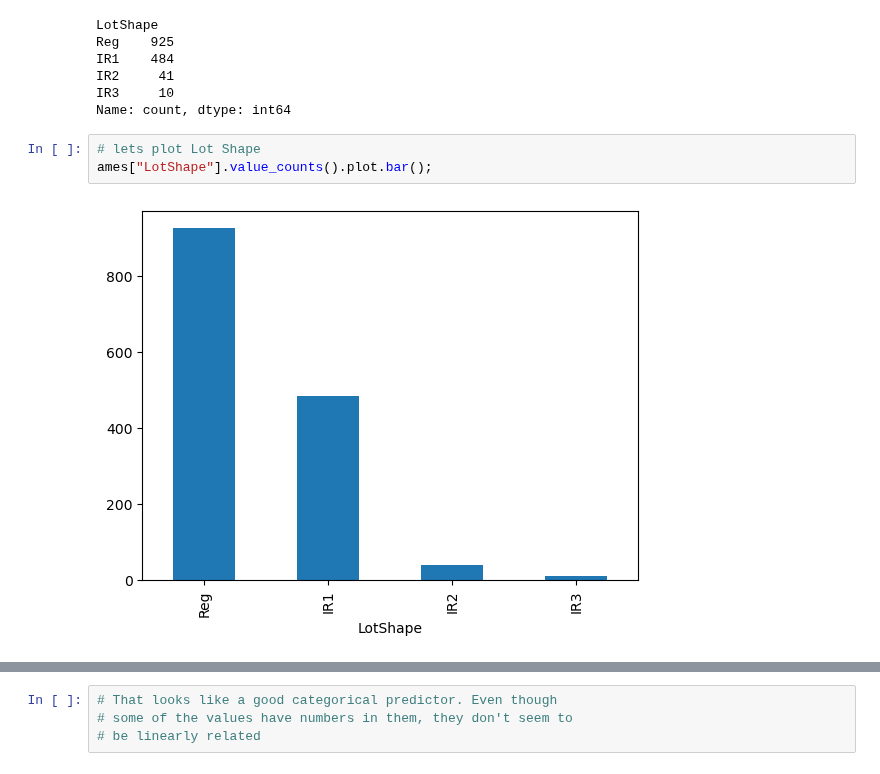
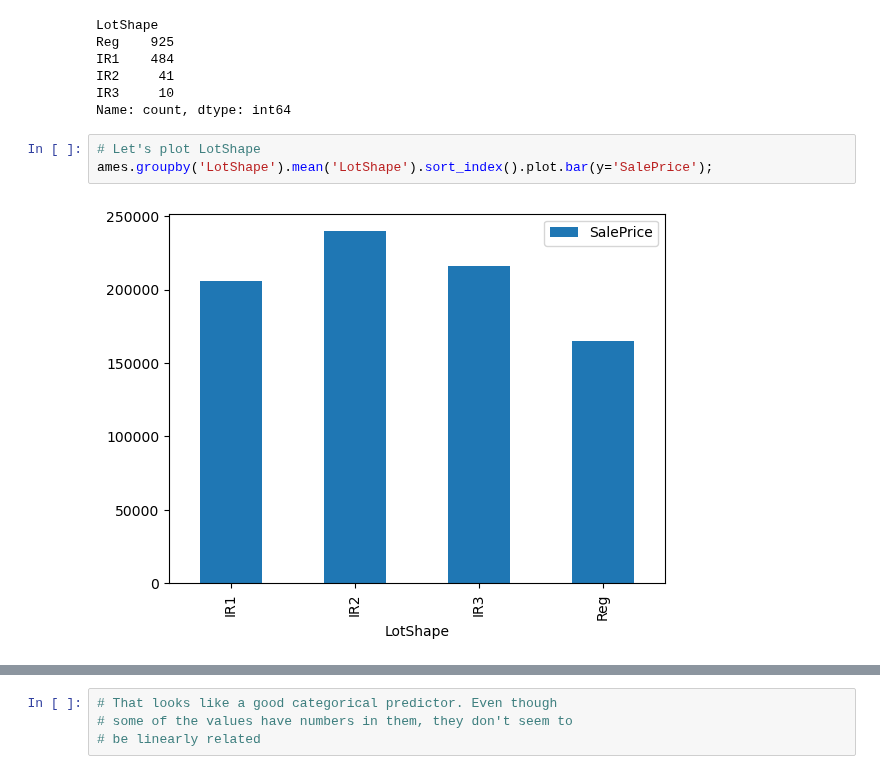
Before and after one commit to learn-co-curriculum/dsc-categorical-variables-regression-lab, a Jupyter notebook: index.ipynb, the cells around one changed output, grey strips where cells are left out. Drawn from its saved outputs; the diff is of its cells as text.

```diff
--- a/index.ipynb
+++ b/index.ipynb
@@ -189,7 +189,7 @@ IR2     41
 IR3     10
 Name: count, dtype: int64
 # %%
-# lets plot Lot Shape
-ames["LotShape"].value_counts().plot.bar();
+# Let's plot LotShape
+ames.groupby('LotShape').mean('LotShape').sort_index().plot.bar(y='SalePrice');
 # %% [output]
-[figure, old version]
+[figure, new version]
```
Also changed, not shown: parts of 9 cells of this notebook, 9 other files.
